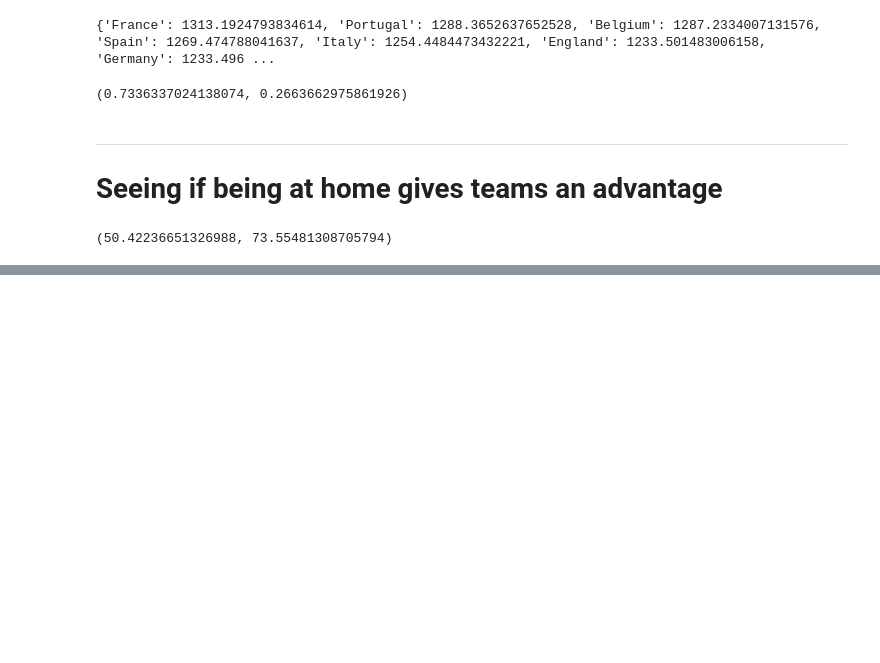
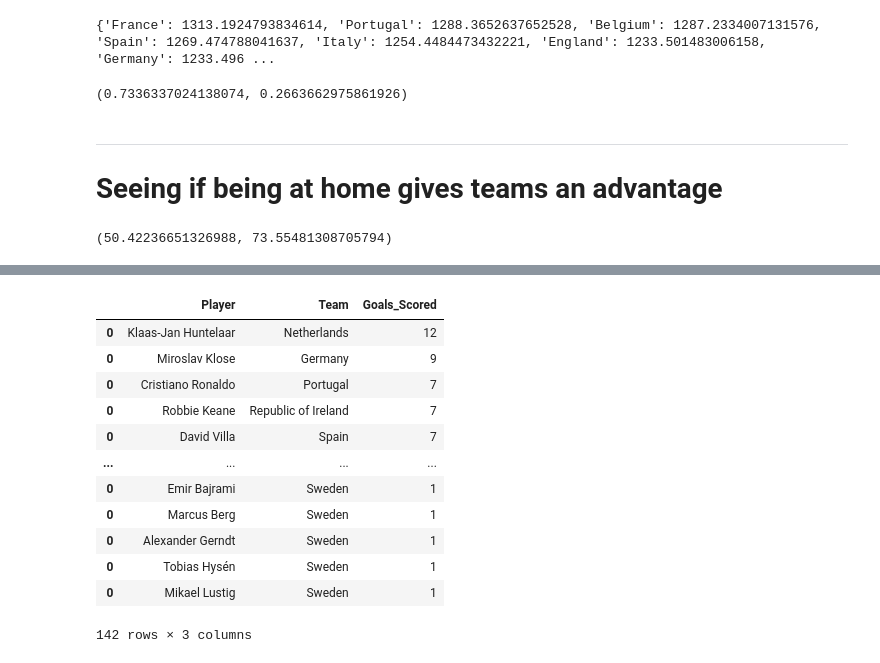
Before and after one commit to pranav-sivaraman/cmsc320-final-project, a Jupyter notebook: Final Project - CMSC320.ipynb, the cells around one changed output, grey strips where cells are left out. Drawn from its saved outputs; the diff is of its cells as text; code cells hidden in the pictures; blank space fills up the shorter version.

```diff
--- a/Final Project - CMSC320.ipynb
+++ b/Final Project - CMSC320.ipynb
@@ -205,0 +412,56 @@ calculate_home_percentages()
+# %%
+import re # Will be using regex
+
+# This anchor, marks the starting point in the html we will parse from, as this is where the Wikipedia page
+# begins displaying information regarding the top goalscorers during qualifiers.
+anchor = website_formatted.find(text="There were 665 goals scored in 248 matches, for an average of 2.68 goals per match.")
+curr_goal_section = anchor.find_next('p')
+
+# Iterating over each category of goals (12 goals, 9 goals, 7 goals, 6 goals, 5 goals, etc.)
+for i in range(1,10):
+    curr_goal_amount = curr_goal_section.find_next('b').text
+    html = u""
+    # Getting all the html between the current goal category and the next
+    for tag in curr_goal_section.next_siblings:
+        if tag.name == "p":
+            curr_goal_section = tag
+            break
+        else:
+            html += str(tag)
+    players = [] # List we will populate with player info
+    soup = BeautifulSoup(html, 'html.parser') # Converting the html we just extracted in the form of a string into a BeautifulSoup object
+    a_tags = soup.find_all('a')
+    # Iterating over all <a> tags which potentially contain player names (if they have non-empty text)
+    for a_tag in a_tags:
+        if len(a_tag.text) != 0:
+            players.append([a_tag.text])
+
+    # Iterating over all <img> tags which contain player team information in the 'alt' attribute
+    img_tags = soup.find_all('img')
+    for index, img in enumerate(img_tags, start=0):
+        players[index].append(img['alt']) # Adding player nationality/team to list
+        goal_amount = re.findall('\d+', curr_goal_amount)[0] # extracting number portion of string containing number of goals scored
+        players[index].append(int(goal_amount)) # Adding number of goals scored to list as int
+
+    for player in players:
+        # Checking if player was on team that qualified for the Euros, don't need to consider player data otherwise
+        if teams.count(player[1]) > 0:
+            # Adding goalscorer to our dataframe
+            euro_2012_qualifying_goalscorers_df = euro_2012_qualifying_goalscorers_df.append(pd.DataFrame([player], columns=euro_2012_qualifying_goalscorers_df.columns))
+
+euro_2012_qualifying_goalscorers_df.Goals_Scored = euro_2012_qualifying_goalscorers_df.Goals_Scored.astype(int) # Setting goals scored column as type int
+euro_2012_qualifying_goalscorers_df
+# %% [output]
+|  | Player | Team | Goals_Scored |
+| 0 | Klaas-Jan Huntelaar | Netherlands | 12 |
+| 0 | Miroslav Klose | Germany | 9 |
+| 0 | Cristiano Ronaldo | Portugal | 7 |
+| 0 | Robbie Keane | Republic of Ireland | 7 |
+| 0 | David Villa | Spain | 7 |
+| ... | ... | ... | ... |
+| 0 | Emir Bajrami | Sweden | 1 |
+| 0 | Marcus Berg | Sweden | 1 |
+| 0 | Alexander Gerndt | Sweden | 1 |
+| 0 | Tobias Hysén | Sweden | 1 |
+| 0 | Mikael Lustig | Sweden | 1 |
+142 rows × 3 columns
```
Also changed, not shown: parts of 22 cells of this notebook.
